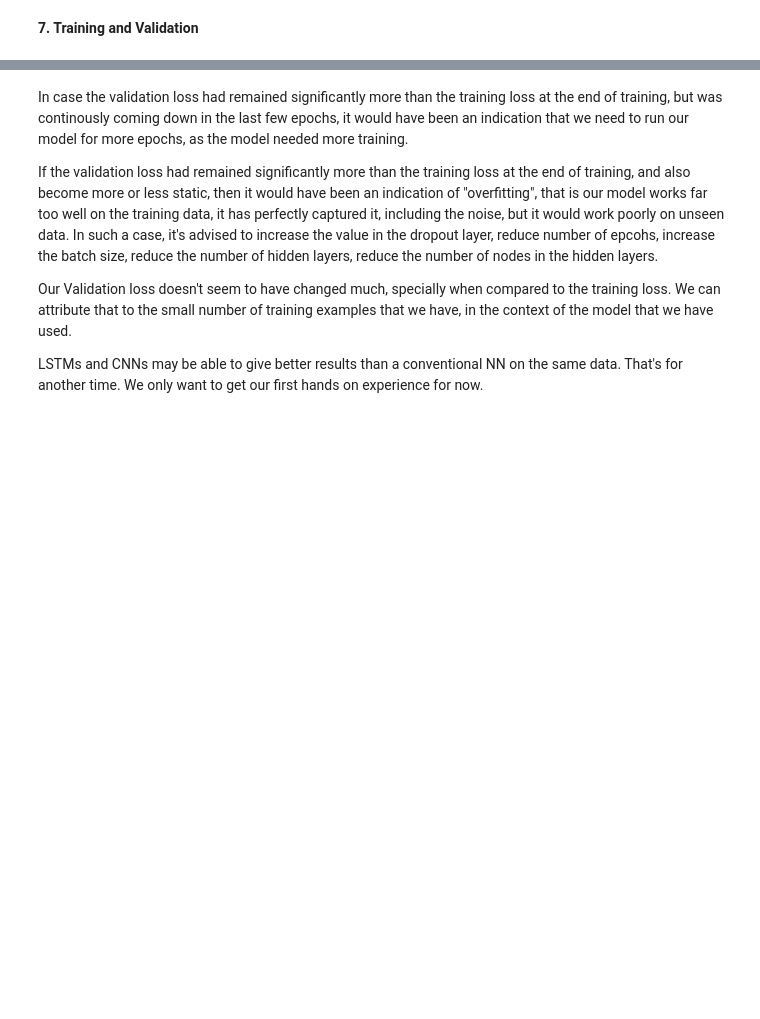
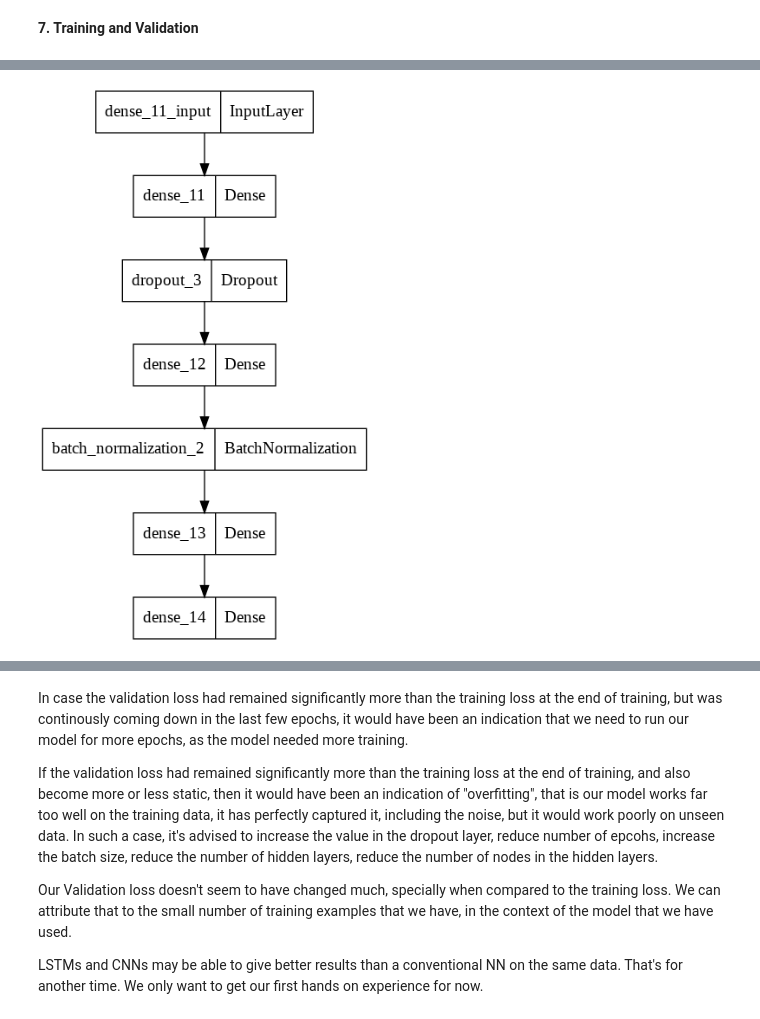
Before and after one commit to dlama001/Final-project-ML4T-large-cap-cryptos-, a Jupyter notebook: time_series_prediction.ipynb, the cells around one changed output, grey strips where cells are left out. Saved outputs shown, nothing was run; the diff lists cells and outputs as text; code cells hidden in the pictures; blank space fills up the shorter version.

```diff
--- a/time_series_prediction.ipynb
+++ b/time_series_prediction.ipynb
@@ -404,6 +404,6 @@ So, the data is ready. The neural network is ready. Let's go.
 # %% [markdown]
 **7. Training and Validation**
 # %%
-model.fit(x=X_train_scaled, y=y_train_scaled, batch_size=5, epochs=30, verbose=1, validation_data=(X_valid_scaled, y_valid_scaled), shuffle=True)
+history=model.fit(x=X_train_scaled, y=y_train_scaled, batch_size=5, epochs=30, verbose=1, validation_data=(X_valid_scaled, y_valid_scaled), shuffle=True)
 # %% [output]
 Epoch 1/30
@@ -426,0 +426,17 @@ Epoch 30/30
+# %%
+from keras.models import Sequential
+from keras.layers import Dropout,Dense,BatchNormalization
+from tensorflow.keras.optimizers import Adam
+from tensorflow.keras.utils import plot_model
+
+model1=Sequential()
+model1.add(Dense(30,activation="relu"))
+model1.add(Dropout(0.3))
+model1.add(Dense(50,activation="linear"))
+model1.add(BatchNormalization())
+model1.add(Dense(40,activation="relu"))
+model1.add(Dense(1,activation="linear"))
+
+model1.compile(optimizer="adam",loss="mean_squared_error")
+
+history1=model1.fit(X_train_scaled,y_train_scaled, epochs=100,batch_size=32,validation_data=(X_valid_scaled, y_valid_scaled))
@@ -426,0 +461,4 @@ Epoch 30/30
+# %%
+plot_model(model1)
+# %% [output]
+[figure, added]
```
Also changed, not shown: parts of 3 cells of this notebook.
